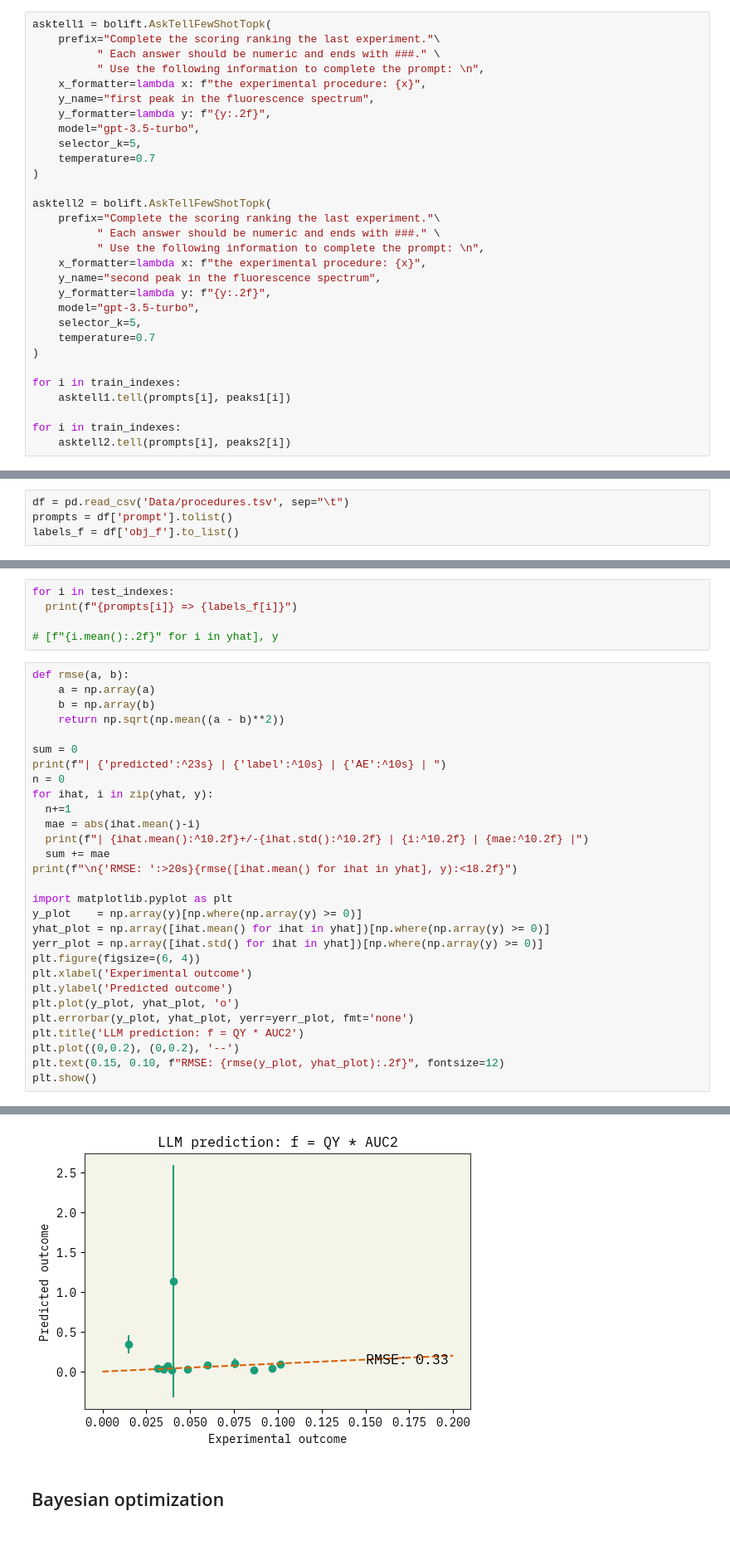
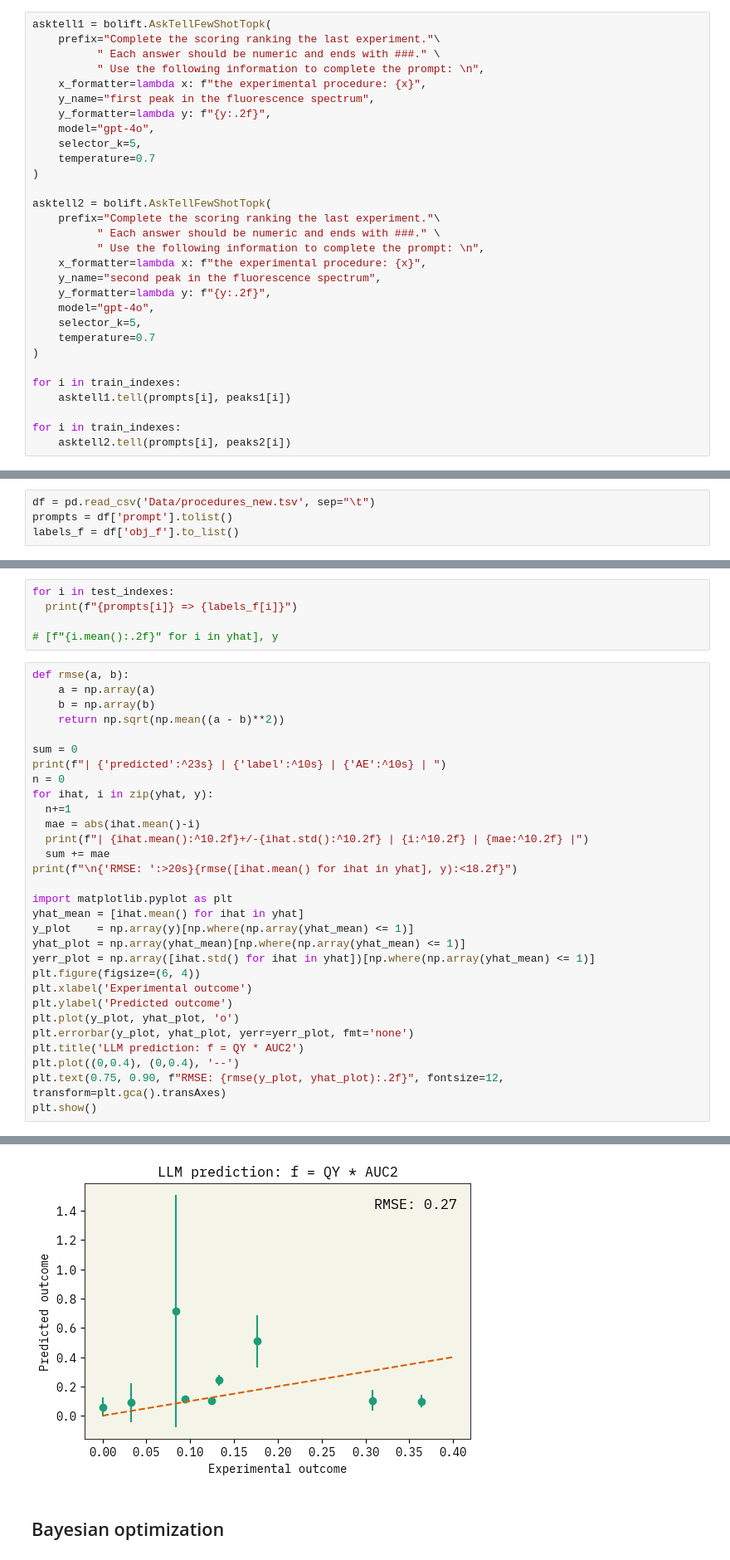
Before and after one commit to maykcaldas/BioNano-DOE, a Jupyter notebook: AgML/predict.ipynb, the cells around one changed output, grey strips where cells are left out. Shown: that part at 83% size. Cells and saved outputs as stored; diff of their text form.

Commit message:
Added validation data for next validation experimnents

```diff
--- a/AgML/predict.ipynb
+++ b/AgML/predict.ipynb
@@ -451,7 +641,7 @@ asktell1 = bolift.AskTellFewShotTopk(
     x_formatter=lambda x: f"the experimental procedure: {x}",
     y_name="first peak in the fluorescence spectrum",
     y_formatter=lambda y: f"{y:.2f}",
-    model="gpt-3.5-turbo",
+    model="gpt-4o",
     selector_k=5,
     temperature=0.7
 )
@@ -463,7 +653,7 @@ asktell2 = bolift.AskTellFewShotTopk(
     x_formatter=lambda x: f"the experimental procedure: {x}",
     y_name="second peak in the fluorescence spectrum",
     y_formatter=lambda y: f"{y:.2f}",
-    model="gpt-3.5-turbo",
+    model="gpt-4o",
     selector_k=5,
     temperature=0.7
 )
@@ -517,7 +709,7 @@ for group, predictions in one_out:
 # %% [markdown]
 ## Testing prediction
 # %%
-df = pd.read_csv('Data/procedures.tsv', sep="\t")
+df = pd.read_csv('Data/procedures_new.tsv', sep="\t")
 prompts = df['prompt'].tolist()
 labels_f = df['obj_f'].to_list()
 # %%
@@ -605,17 +797,18 @@ for ihat, i in zip(yhat, y):
 print(f"\n{'RMSE: ':>20s}{rmse([ihat.mean() for ihat in yhat], y):<18.2f}")
 
 import matplotlib.pyplot as plt
-y_plot    = np.array(y)[np.where(np.array(y) >= 0)]
-yhat_plot = np.array([ihat.mean() for ihat in yhat])[np.where(np.array(y) >= 0)]
-yerr_plot = np.array([ihat.std() for ihat in yhat])[np.where(np.array(y) >= 0)]
+yhat_mean = [ihat.mean() for ihat in yhat]
+y_plot    = np.array(y)[np.where(np.array(yhat_mean) <= 1)]
+yhat_plot = np.array(yhat_mean)[np.where(np.array(yhat_mean) <= 1)]
+yerr_plot = np.array([ihat.std() for ihat in yhat])[np.where(np.array(yhat_mean) <= 1)]
 plt.figure(figsize=(6, 4))
 plt.xlabel('Experimental outcome')
 plt.ylabel('Predicted outcome')
 plt.plot(y_plot, yhat_plot, 'o')
 plt.errorbar(y_plot, yhat_plot, yerr=yerr_plot, fmt='none')
 plt.title('LLM prediction: f = QY * AUC2')
-plt.plot((0,0.2), (0,0.2), '--')
-plt.text(0.15, 0.10, f"RMSE: {rmse(y_plot, yhat_plot):.2f}", fontsize=12)
+plt.plot((0,0.4), (0,0.4), '--')
+plt.text(0.75, 0.90, f"RMSE: {rmse(y_plot, yhat_plot):.2f}", fontsize=12, transform=plt.gca().transAxes)
 plt.show()
 # %% [output]
 |        predicted        |   label    |     AE     |
@@ -636,4 +829,4 @@ plt.show()
-[figure, old version]
+[figure, new version]
 # %% [markdown]
 ## Bayesian optimization
 # %%
```
Also changed, not shown: parts of 17 cells of this notebook, 5 other files.
